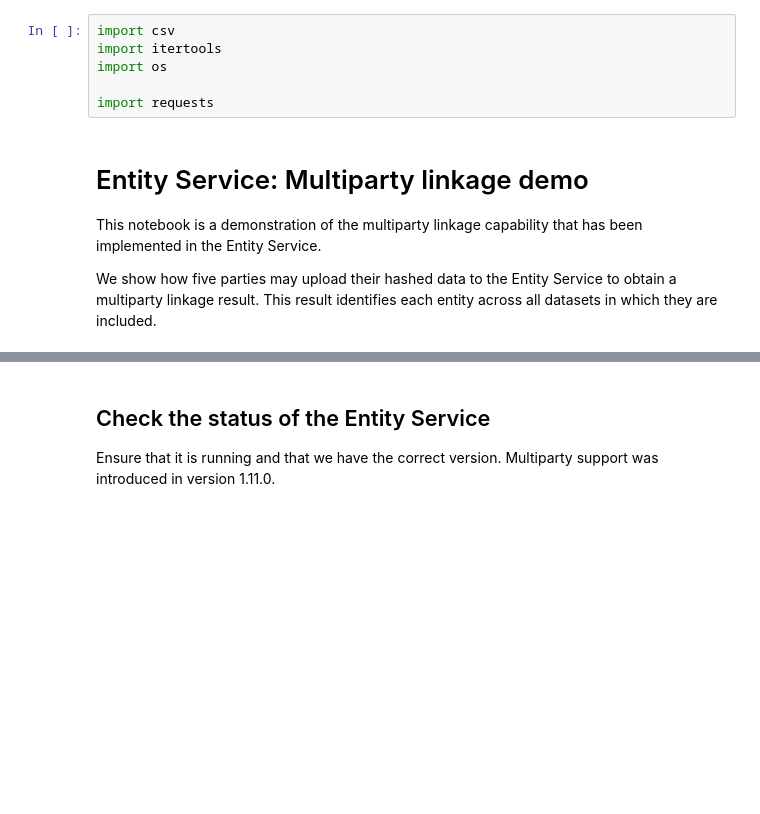
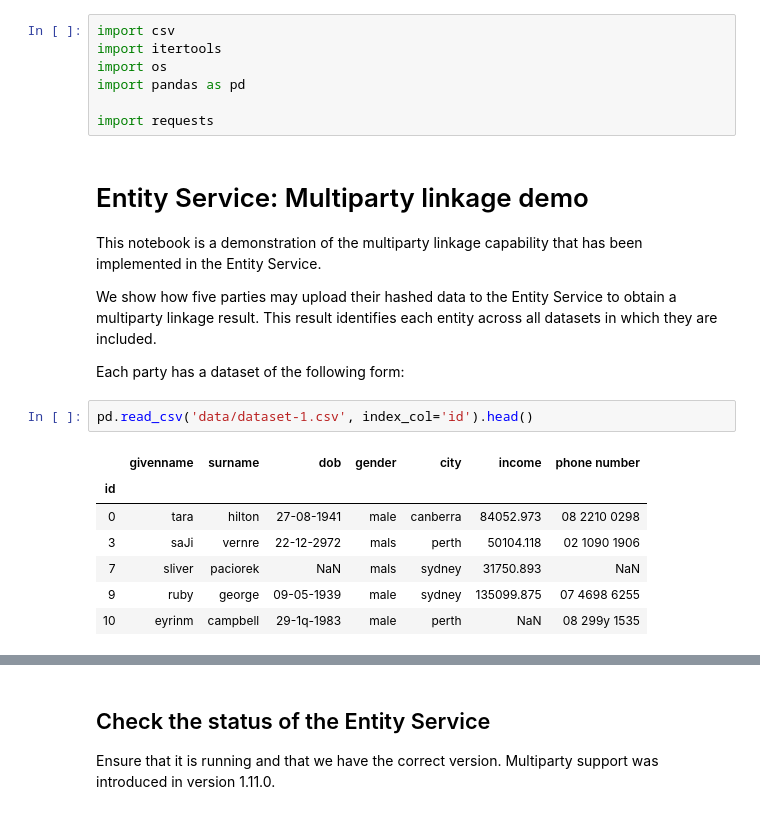
Before and after one commit to data61/anonlink-entity-service, a Jupyter notebook: docs/tutorial/multiparty-linkage-in-entity-service.ipynb, the cells around one changed output, grey strips where cells are left out. Cells and saved outputs as stored; diff of their text form; blank space fills up the shorter version.

```diff
--- a/docs/tutorial/multiparty-linkage-in-entity-service.ipynb
+++ b/docs/tutorial/multiparty-linkage-in-entity-service.ipynb
@@ -2,6 +2,7 @@
 import csv
 import itertools
 import os
+import pandas as pd
 
 import requests
 # %% [markdown]
@@ -9,3 +10,15 @@ import requests
 This notebook is a demonstration of the multiparty linkage capability that has been implemented in the Entity Service.
 
 We show how five parties may upload their hashed data to the Entity Service to obtain a multiparty linkage result. This result identifies each entity across all datasets in which they are included.
+
+Each party has a dataset of the following form:
+# %%
+pd.read_csv('data/dataset-1.csv', index_col='id').head()
+# %% [output]
+|  | givenname | surname | dob | gender | city | income | phone number |
+| id |  |  |  |  |  |  |  |
+| 0 | tara | hilton | 27-08-1941 | male | canberra | 84052.973 | 08 2210 0298 |
+| 3 | saJi | vernre | 22-12-2972 | mals | perth | 50104.118 | 02 1090 1906 |
+| 7 | sliver | paciorek | NaN | mals | sydney | 31750.893 | NaN |
+| 9 | ruby | george | 09-05-1939 | male | sydney | 135099.875 | 07 4698 6255 |
+| 10 | eyrinm | campbell | 29-1q-1983 | male | perth | NaN | 08 299y 1535 |
```
Also changed, not shown: parts of 9 cells of this notebook, 6 other files.
